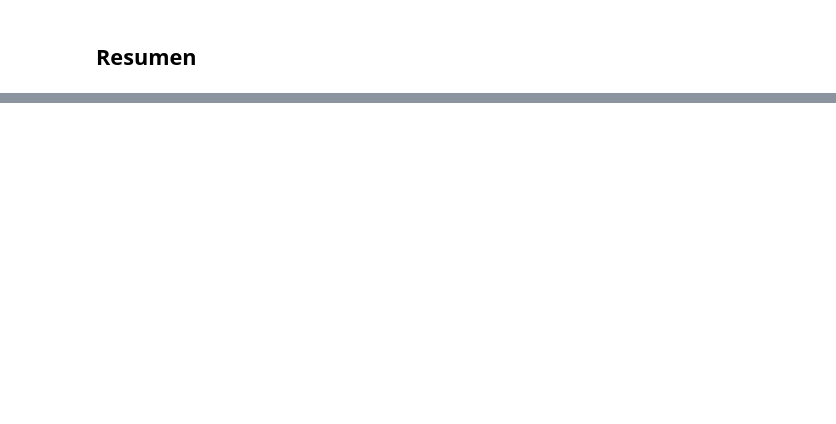
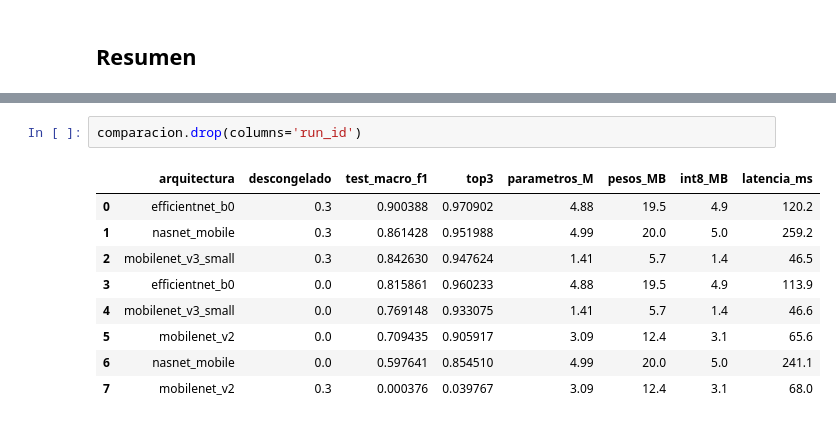
Before and after one commit to CCSandoval/ButterflyModeling, a Jupyter notebook: notebooks/01_student/05_comparacion_estudiante.ipynb, the cells around one changed output, grey strips where cells are left out. Cells and saved outputs as stored; diff of their text form; blank space fills up the shorter version.

```diff
--- a/notebooks/01_student/05_comparacion_estudiante.ipynb
+++ b/notebooks/01_student/05_comparacion_estudiante.ipynb
@@ -152,0 +163,12 @@ comparacion
+# %%
+comparacion.drop(columns='run_id')
+# %% [output]
+|  | arquitectura | descongelado | test_macro_f1 | top3 | parametros_M | pesos_MB | int8_MB | latencia_ms |
+| 0 | efficientnet_b0 | 0.3 | 0.900388 | 0.970902 | 4.88 | 19.5 | 4.9 | 120.2 |
+| 1 | nasnet_mobile | 0.3 | 0.861428 | 0.951988 | 4.99 | 20.0 | 5.0 | 259.2 |
+| 2 | mobilenet_v3_small | 0.3 | 0.842630 | 0.947624 | 1.41 | 5.7 | 1.4 | 46.5 |
+| 3 | efficientnet_b0 | 0.0 | 0.815861 | 0.960233 | 4.88 | 19.5 | 4.9 | 113.9 |
+| 4 | mobilenet_v3_small | 0.0 | 0.769148 | 0.933075 | 1.41 | 5.7 | 1.4 | 46.6 |
+| 5 | mobilenet_v2 | 0.0 | 0.709435 | 0.905917 | 3.09 | 12.4 | 3.1 | 65.6 |
+| 6 | nasnet_mobile | 0.0 | 0.597641 | 0.854510 | 4.99 | 20.0 | 5.0 | 241.1 |
+| 7 | mobilenet_v2 | 0.3 | 0.000376 | 0.039767 | 3.09 | 12.4 | 3.1 | 68.0 |
```
Also changed, not shown: parts of 11 cells of this notebook, 1 other file.
